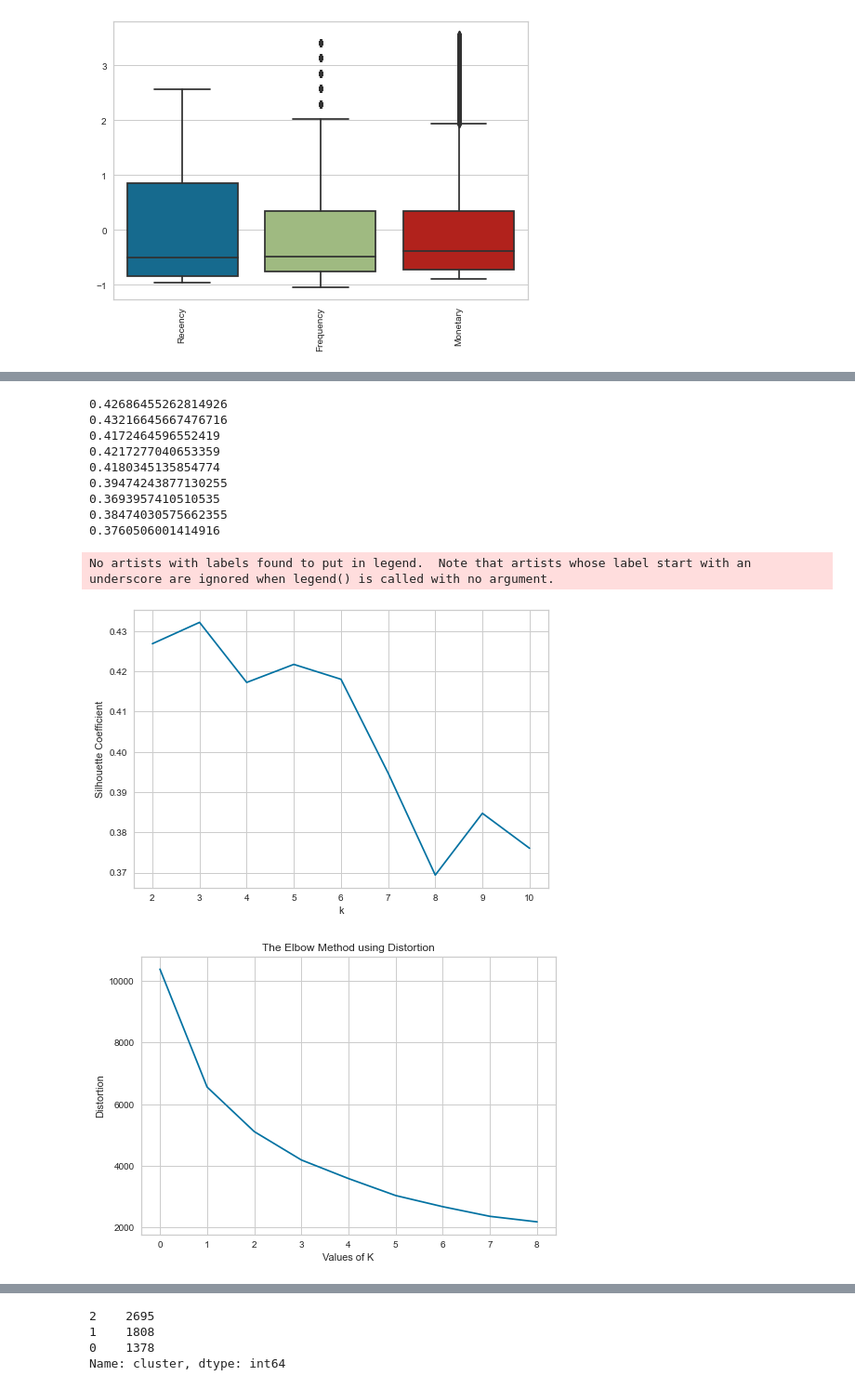
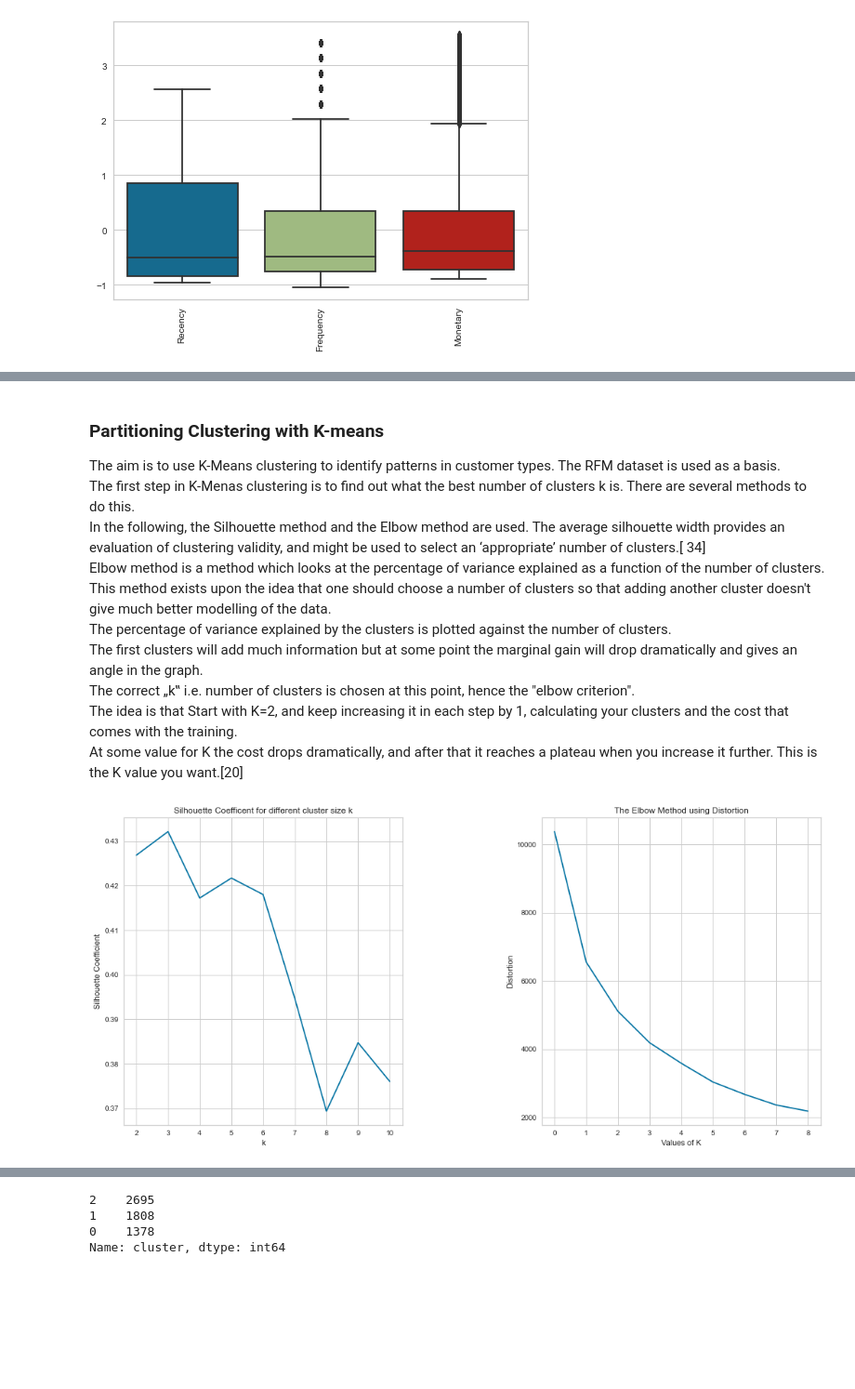
Before and after one commit to wuesten/Portfolio_2_MMS, a Jupyter notebook: market_segmentation.ipynb, the cells around one changed output, grey strips where cells are left out. Shown at 93% size. Saved outputs shown, nothing was run; the diff lists cells and outputs as text; code cells hidden in the pictures; blank space fills up the shorter version.

```diff
--- a/market_segmentation.ipynb
+++ b/market_segmentation.ipynb
@@ -639,6 +673,27 @@ def plot_elbow_method(model,data,min, max):
     plt.ylabel('Distortion')
     plt.title('The Elbow Method using Distortion')
     plt.show()
+# %%
+def plot_silhouette_score_elbow(min,max,silhouette,data):
+    f, axes = plt.subplots(1, 2)
+    plt.subplots_adjust(left=None, bottom=None, right=1.8, top=1.2, wspace=0.5, hspace=None)
+    axes[0].set_xlabel('k')
+    axes[0].set_ylabel('Silhouette Coefficient')
+    axes[0].plot(range(k_min,k_max+1), silhouette)
+    axes[0].set_title('Silhouette Coefficent for different cluster size k')
+    #elbow method
+    sse = []
+    for k in range(min,max+1):
+        clf = KMeans(n_clusters=k, random_state=1)
+        clf.fit(data)
+        sse.append(clf.inertia_)
+
+    #Elbow Method
+    axes[1].plot(sse, 'bx-')
+    axes[1].set_xlabel('Values of K')
+    axes[1].set_ylabel('Distortion')
+    axes[1].set_title('The Elbow Method using Distortion')
+    plt.show()
 # %%
 def create_boxplot(df):
     f, axes = plt.subplots(1, 3)
@@ -668,19 +718,19 @@ def calculate_kmeans(data, clustersize):
+# %% [markdown]
+### Partitioning Clustering with K-means <a id='4'></a>
+The aim is to use K-Means clustering to identify patterns in customer types. The RFM dataset is used as a basis. <br>
+The first step in K-Menas clustering is to find out what the best number of clusters k is. There are several methods to do this. <br>
+In the following, the Silhouette method and the Elbow method are used. The average silhouette width provides an evaluation of
+clustering validity, and might be used to select an ‘appropriate’ number of clusters.[ 34] <br>
+Elbow method is a method which looks at the percentage of variance explained as a function of the number of clusters. <br>
+This method exists upon the idea that one should choose a number of clusters so that adding another cluster doesn't give much better modelling of the data. <br> The percentage of variance explained by the clusters is plotted against the number of clusters.  <br>
+The first clusters will add much information but at some point the marginal gain will drop dramatically and gives an angle in the graph. <br>
+The correct „k‟ i.e. number of clusters is chosen at this point, hence the "elbow criterion". <br>
+The idea is that Start with K=2, and keep increasing it in each step by 1, calculating your clusters and the cost that comes with the training. <br>
+At some value for K the cost drops dramatically, and after that it reaches a plateau when you increase it further. This is the K value you want.[20]
 # %%
 k_min = 2
 k_max = 10
-silhouette = calculate_silhouette_score("KMeans",k_min,k_max,rfm_df_sc,'','')
-plot_silhouette_score(k_min,k_max,silhouette)
-plot_elbow_method("KMeans",rfm_df_sc,k_min,k_max)
+evaluation_df_k_means, silhouette = calculate_silhouette_score1("KMeans",k_min,k_max,rfm_df_sc,'','')
+plot_silhouette_score_elbow(k_min,k_max,silhouette,rfm_df_sc)
 # %% [output]
-0.42686455262814926
-0.43216645667476716
-0.4172464596552419
-0.4217277040653359
-0.4180345135854774
-0.39474243877130255
-0.3693957410510535
-0.38474030575662355
-0.3760506001414916
-No artists with labels found to put in legend.  Note that artists whose label start with an underscore are ignored when legend() is called with no argument.
-[figure, old version]
+[figure, new version]
-[figure, removed]
```
Also changed, not shown: parts of 59 cells of this notebook.
